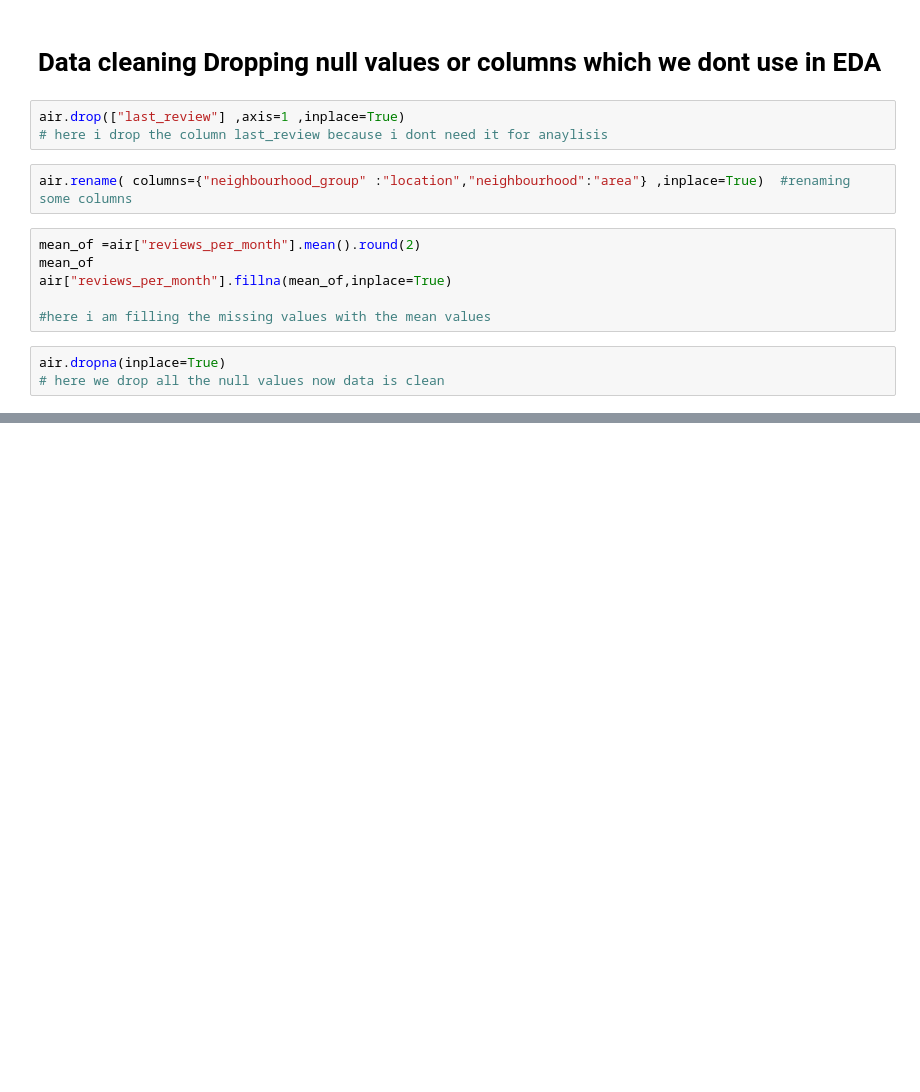
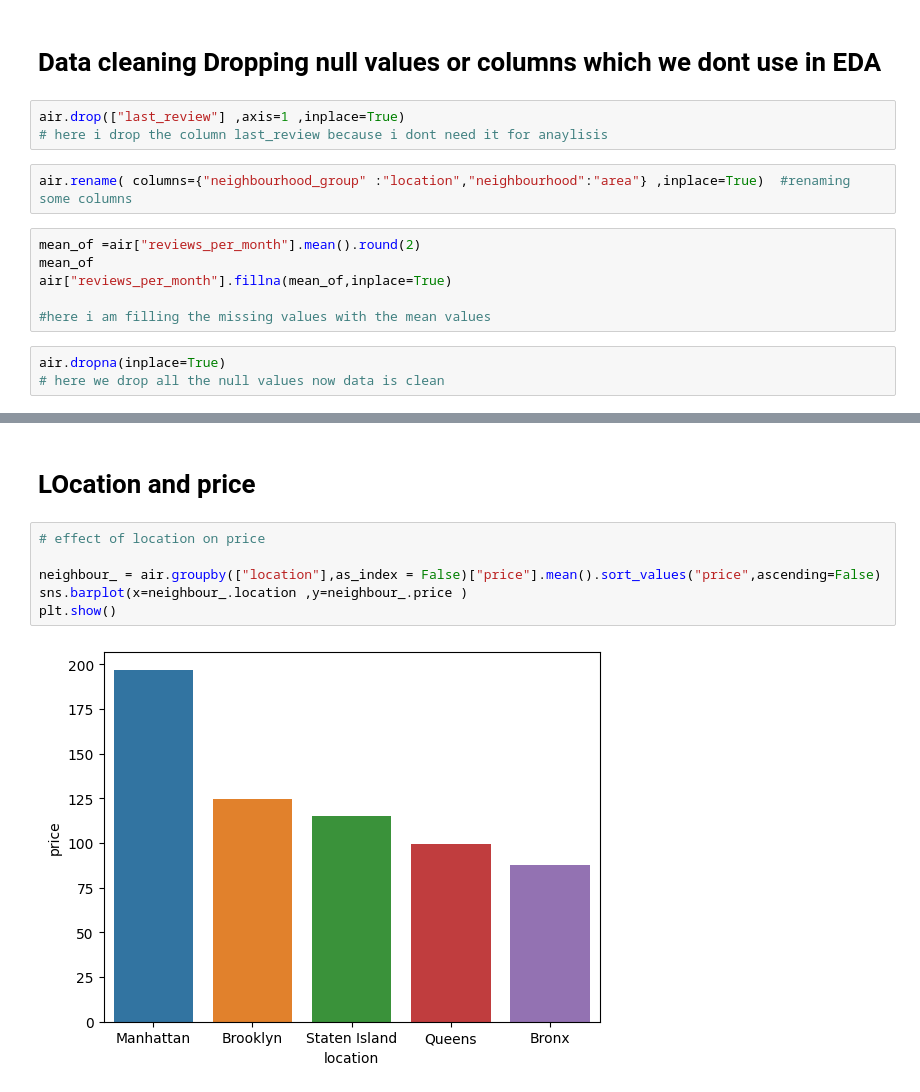
Before and after one commit to ankit-chuahan/Air_bnb_project, a Jupyter notebook: Airbnb_project.ipynb, the cells around one changed output, grey strips where cells are left out. Saved outputs shown, nothing was run; the diff lists cells and outputs as text; blank space fills up the shorter version.

```diff
--- a/Airbnb_project.ipynb
+++ b/Airbnb_project.ipynb
@@ -126,0 +139,10 @@ air.dropna(inplace=True)
+# %% [markdown]
+# **LOcation and price**
+# %%
+# effect of location on price
+
+neighbour_ = air.groupby(["location"],as_index = False)["price"].mean().sort_values("price",ascending=False)
+sns.barplot(x=neighbour_.location ,y=neighbour_.price )
+plt.show()
+# %% [output]
+[figure, added]
```
Also changed, not shown: parts of 9 cells of this notebook.
